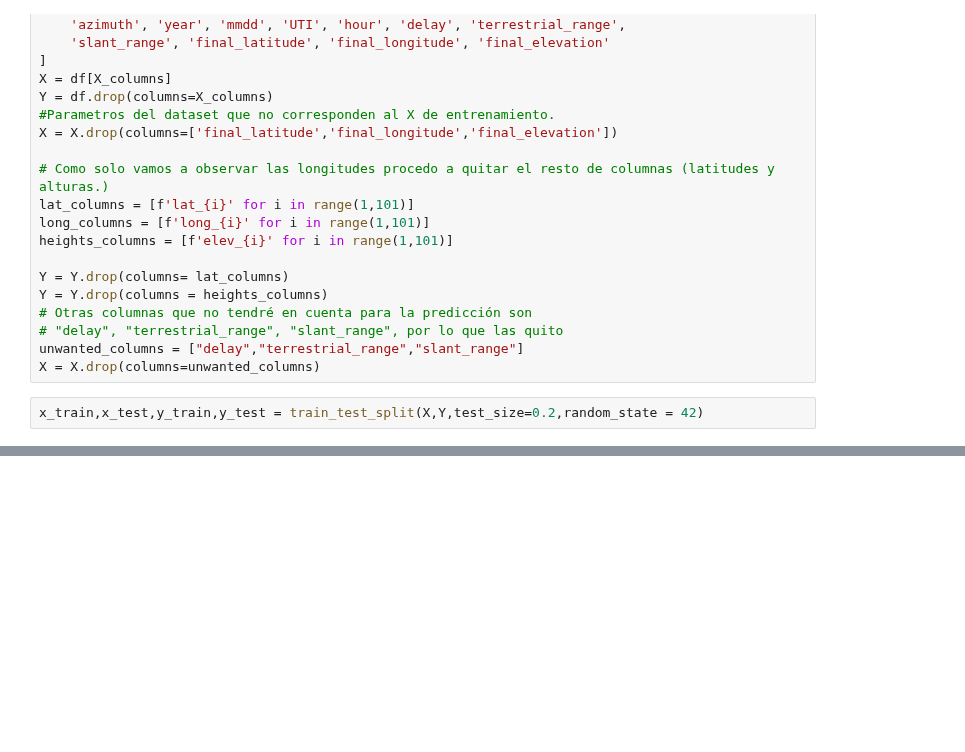
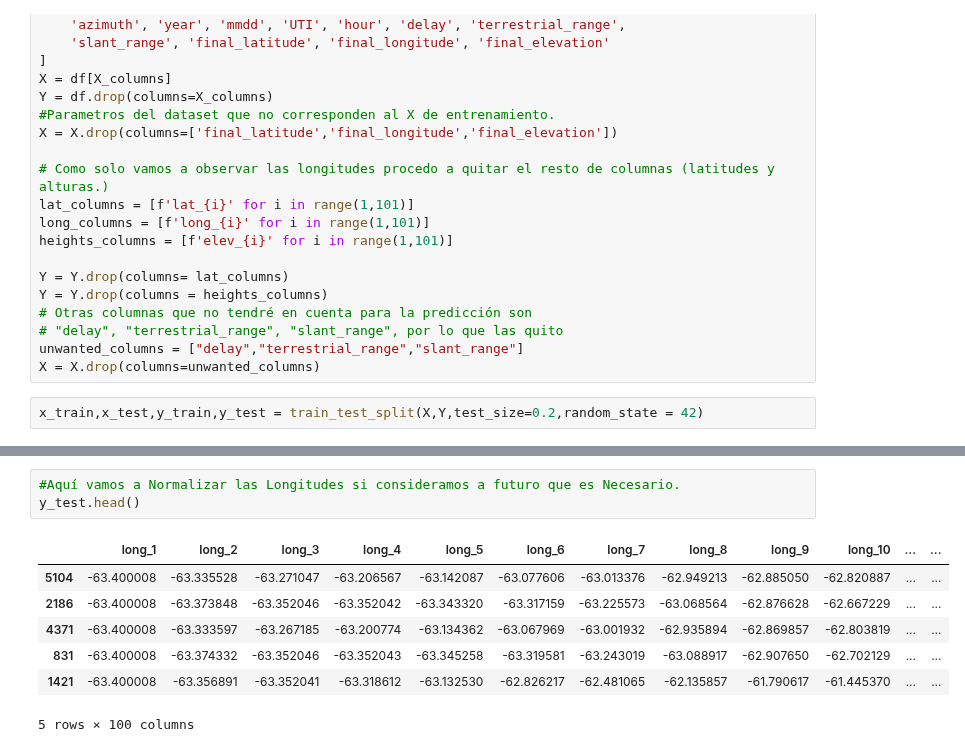
Before and after one commit to ValeFernando840/Ray-Tracing, a Jupyter notebook: Entrenamiento_Longitudes.ipynb, the cells around one changed output, grey strips where cells are left out. Cells and saved outputs as stored; diff of their text form; blank space fills up the shorter version.

```diff
--- a/Entrenamiento_Longitudes.ipynb
+++ b/Entrenamiento_Longitudes.ipynb
@@ -38,0 +55,11 @@ x_train,x_test,y_train,y_test = train_test_split(X,Y,test_size=0.2,random_state
+# %%
+#Aquí vamos a Normalizar las Longitudes si consideramos a futuro que es Necesario.
+y_test.head()
+# %% [output]
+|  | long_1 | long_2 | long_3 | long_4 | long_5 | long_6 | long_7 | long_8 | long_9 | long_10 | ... | ... |
+| 5104 | -63.400008 | -63.335528 | -63.271047 | -63.206567 | -63.142087 | -63.077606 | -63.013376 | -62.949213 | -62.885050 | -62.820887 | ... | ... |
+| 2186 | -63.400008 | -63.373848 | -63.352046 | -63.352042 | -63.343320 | -63.317159 | -63.225573 | -63.068564 | -62.876628 | -62.667229 | ... | ... |
+| 4371 | -63.400008 | -63.333597 | -63.267185 | -63.200774 | -63.134362 | -63.067969 | -63.001932 | -62.935894 | -62.869857 | -62.803819 | ... | ... |
+| 831 | -63.400008 | -63.374332 | -63.352046 | -63.352043 | -63.345258 | -63.319581 | -63.243019 | -63.088917 | -62.907650 | -62.702129 | ... | ... |
+| 1421 | -63.400008 | -63.356891 | -63.352041 | -63.318612 | -63.132530 | -62.826217 | -62.481065 | -62.135857 | -61.790617 | -61.445370 | ... | ... |
+5 rows × 100 columns
```
Also changed, not shown: parts of 7 cells of this notebook, 2 other files.
